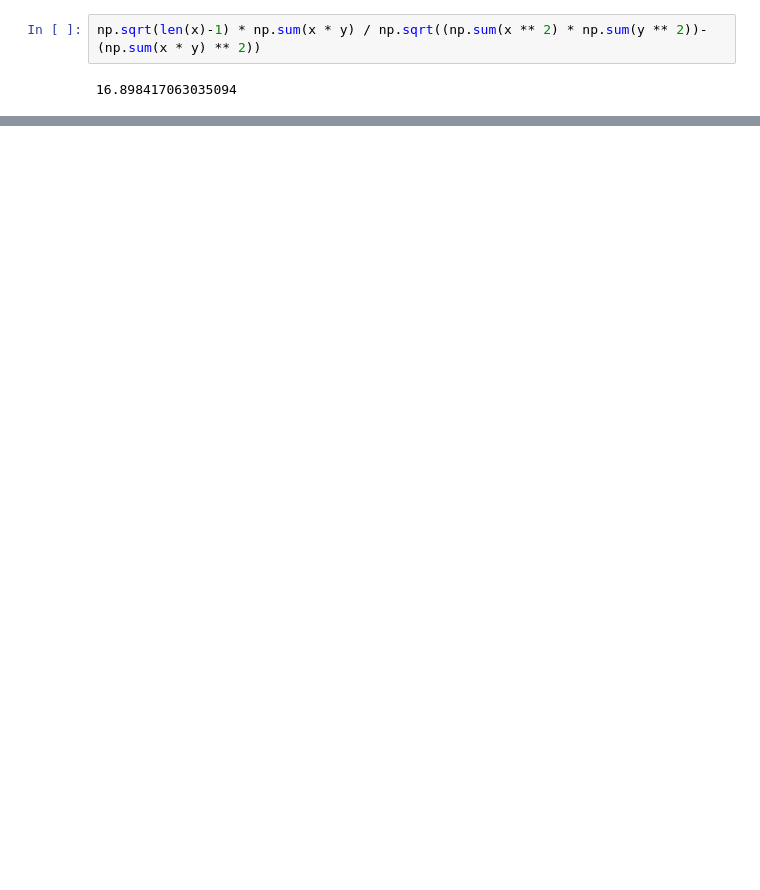
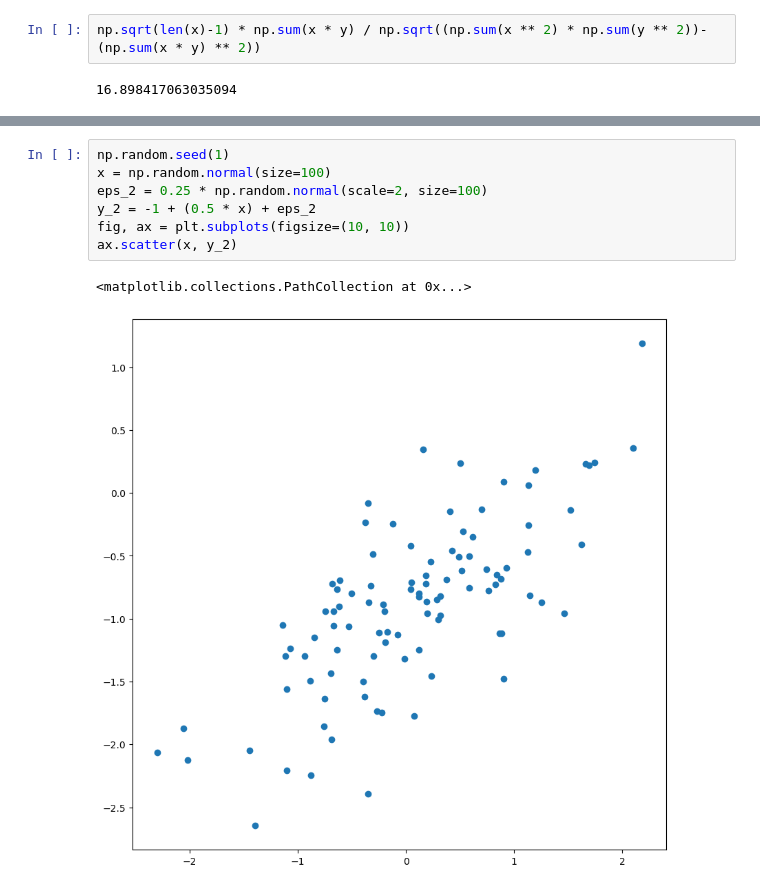
Before and after one commit to ki94mach/ISLP-Exercises, a Jupyter notebook: Chapter_03/Applied.ipynb, the cells around one changed output, grey strips where cells are left out. Saved outputs shown, nothing was run; the diff lists cells and outputs as text; blank space fills up the shorter version.

```diff
--- a/Chapter_03/Applied.ipynb
+++ b/Chapter_03/Applied.ipynb
@@ -652,0 +980,10 @@ array([ 0.38547156,  3.32729923,  0.86571914, -3.24031845,  3.93491121,
+# %%
+np.random.seed(1)
+x = np.random.normal(size=100)
+eps_2 = 0.25 * np.random.normal(scale=2, size=100)
+y_2 = -1 + (0.5 * x) + eps_2
+fig, ax = plt.subplots(figsize=(10, 10))
+ax.scatter(x, y_2)
+# %% [output]
+<matplotlib.collections.PathCollection at 0x...>
+[figure, added]
```
Also changed, not shown: parts of 54 cells of this notebook.
